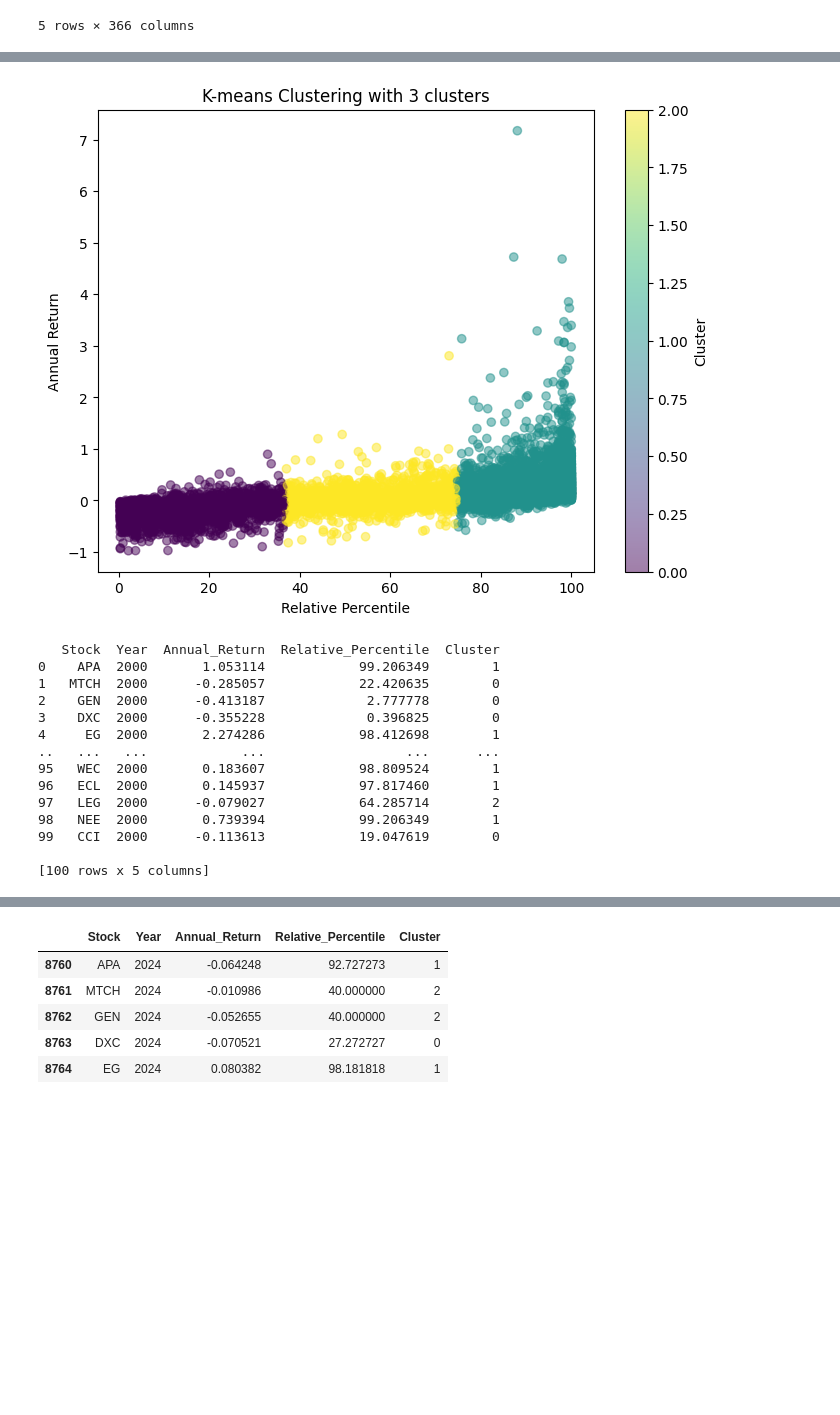
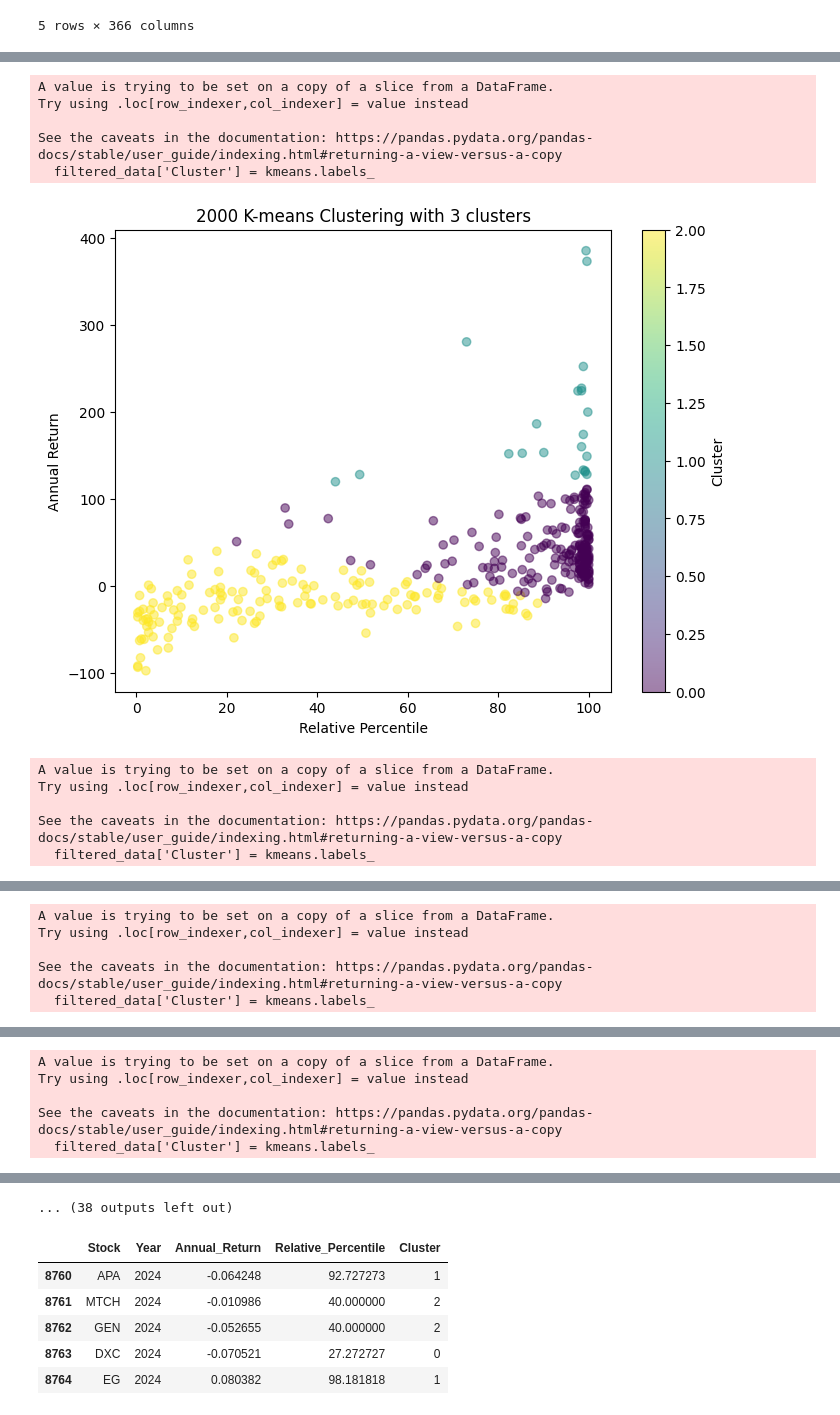
Before and after one commit to CiganOliviuAlphablock/clustering-in-mean-reversion-framework, a Jupyter notebook: clustering.ipynb, the cells around one changed output, grey strips where cells are left out. Drawn from its saved outputs; the diff is of its cells as text; code cells hidden in the pictures; blank space fills up the shorter version.

Commit message:
Update the clustering process

```diff
--- a/clustering.ipynb
+++ b/clustering.ipynb
@@ -27,7 +27,7 @@ for year in processing_years:
         if column not in ["Date", "Year"]:
             first_value = filtered_data[column].iloc[0]
             last_value = filtered_data[column].iloc[-1]
-            annual_return = (last_value - first_value) / first_value
+            annual_return = (last_value - first_value) / first_value * 100
             annual_returns = [(((filtered_data[column].iloc[i] - filtered_data[column].iloc[0]) / filtered_data[column].iloc[0]) * 100) for i in range(len(filtered_data))]
 
             relative_percentile = stats.percentileofscore(annual_returns, annual_return)
@@ -55,35 +55,34 @@ result_df.head(100)
 # %%
 import pandas as pd
 from sklearn.cluster import KMeans
 import matplotlib.pyplot as plt
 
-clustering_data = result_df[['Annual_Return', 'Relative_Percentile']]
-kmeans = KMeans(n_clusters=3)
-kmeans.fit(clustering_data)
+for year in processing_years:
+    filtered_data = result_df[result_df['Year'] == year]
+    clustering_data = filtered_data[['Annual_Return', 'Relative_Percentile']]
+    kmeans = KMeans(n_clusters=3, n_init=10)
+    kmeans.fit(clustering_data)
 
-result_df['Cluster'] = kmeans.labels_
-plt.figure(figsize=(8, 6))
-plt.scatter(result_df['Relative_Percentile'], result_df['Annual_Return'], c=result_df['Cluster'], cmap='viridis', alpha=0.5)
-plt.title('K-means Clustering with 3 clusters')
-plt.xlabel('Relative Percentile')
-plt.ylabel('Annual Return')
-plt.colorbar(label='Cluster')
-plt.show()
 
-print(result_df.head(100))
+    filtered_data['Cluster'] = kmeans.labels_
+    plt.figure(figsize=(8, 6))
+    plt.scatter(filtered_data['Relative_Percentile'], filtered_data['Annual_Return'], c=filtered_data['Cluster'], cmap='viridis', alpha=0.5)
+    plt.title(str(year) + ' K-means Clustering with 3 clusters')
+    plt.xlabel('Relative Percentile')
+    plt.ylabel('Annual Return')
+    plt.colorbar(label='Cluster')
+
+    plt.savefig(str(year) + '_plot.png')
+    plt.show()
 # %% [output]
+A value is trying to be set on a copy of a slice from a DataFrame.
+Try using .loc[row_indexer,col_indexer] = value instead
+
+See the caveats in the documentation: https://pandas.pydata.org/pandas-docs/stable/user_guide/indexing.html#returning-a-view-versus-a-copy
+  filtered_data['Cluster'] = kmeans.labels_
-[figure, old version]
+[figure, new version]
-   Stock  Year  Annual_Return  Relative_Percentile  Cluster
-0    APA  2000       1.053114            99.206349        1
-1   MTCH  2000      -0.285057            22.420635        0
-2    GEN  2000      -0.413187             2.777778        0
-3    DXC  2000      -0.355228             0.396825        0
-4     EG  2000       2.274286            98.412698        1
-..   ...   ...            ...                  ...      ...
-95   WEC  2000       0.183607            98.809524        1
-96   ECL  2000       0.145937            97.817460        1
-97   LEG  2000      -0.079027            64.285714        2
-98   NEE  2000       0.739394            99.206349        1
-99   CCI  2000      -0.113613            19.047619        0
-
-[100 rows x 5 columns]
+A value is trying to be set on a copy of a slice from a DataFrame.
+Try using .loc[row_indexer,col_indexer] = value instead
+
+See the caveats in the documentation: https://pandas.pydata.org/pandas-docs/stable/user_guide/indexing.html#returning-a-view-versus-a-copy
+  filtered_data['Cluster'] = kmeans.labels_
@@ -89,0 +90,5 @@ print(result_df.head(100))
+A value is trying to be set on a copy of a slice from a DataFrame.
+Try using .loc[row_indexer,col_indexer] = value instead
+
+See the caveats in the documentation: https://pandas.pydata.org/pandas-docs/stable/user_guide/indexing.html#returning-a-view-versus-a-copy
+  filtered_data['Cluster'] = kmeans.labels_
@@ -89,0 +96,5 @@ print(result_df.head(100))
+A value is trying to be set on a copy of a slice from a DataFrame.
+Try using .loc[row_indexer,col_indexer] = value instead
+
+See the caveats in the documentation: https://pandas.pydata.org/pandas-docs/stable/user_guide/indexing.html#returning-a-view-versus-a-copy
+  filtered_data['Cluster'] = kmeans.labels_
@@ -90,3 +114,4 @@ print(result_df.head(100))
+... (38 outputs left out)
 # %%
 result_df_filtered_data_2024 = result_df[result_df['Year'] == 2024]
 result_df_filtered_data_2024.head()
```
Also changed, not shown: parts of 2 cells of this notebook, 25 other files.
